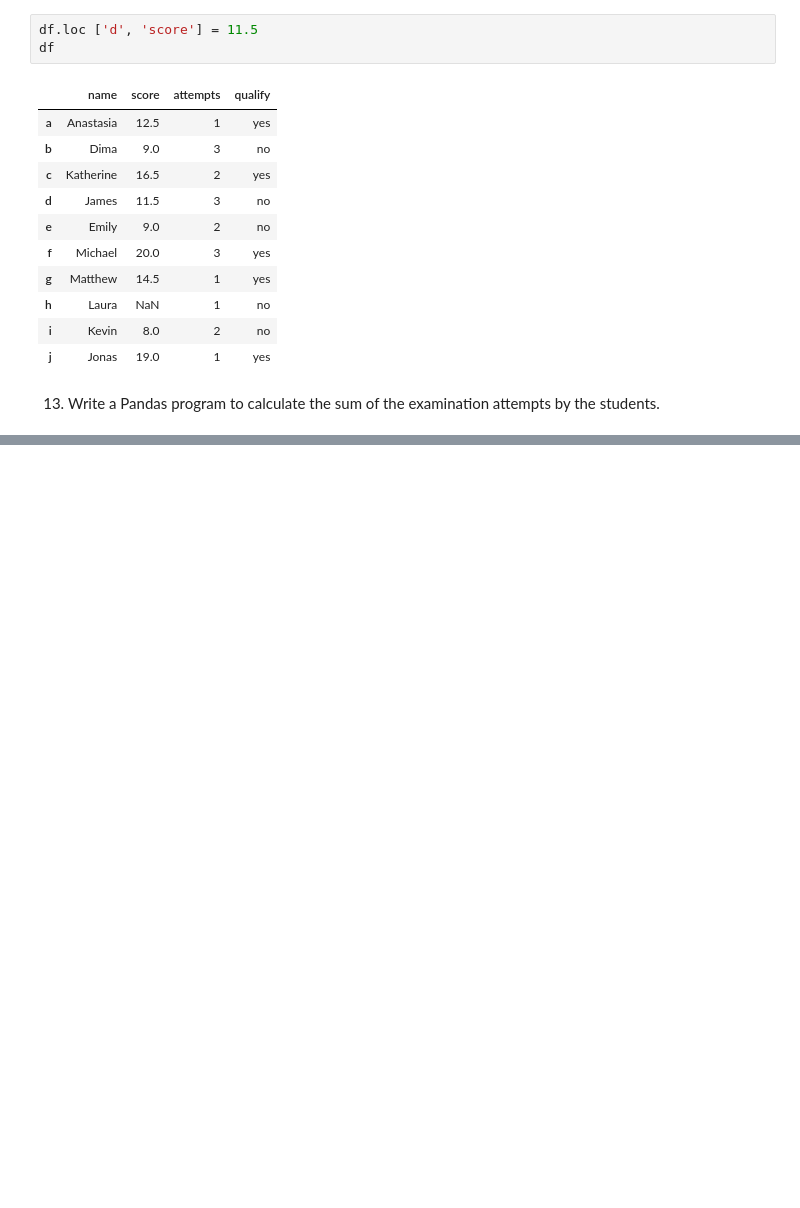
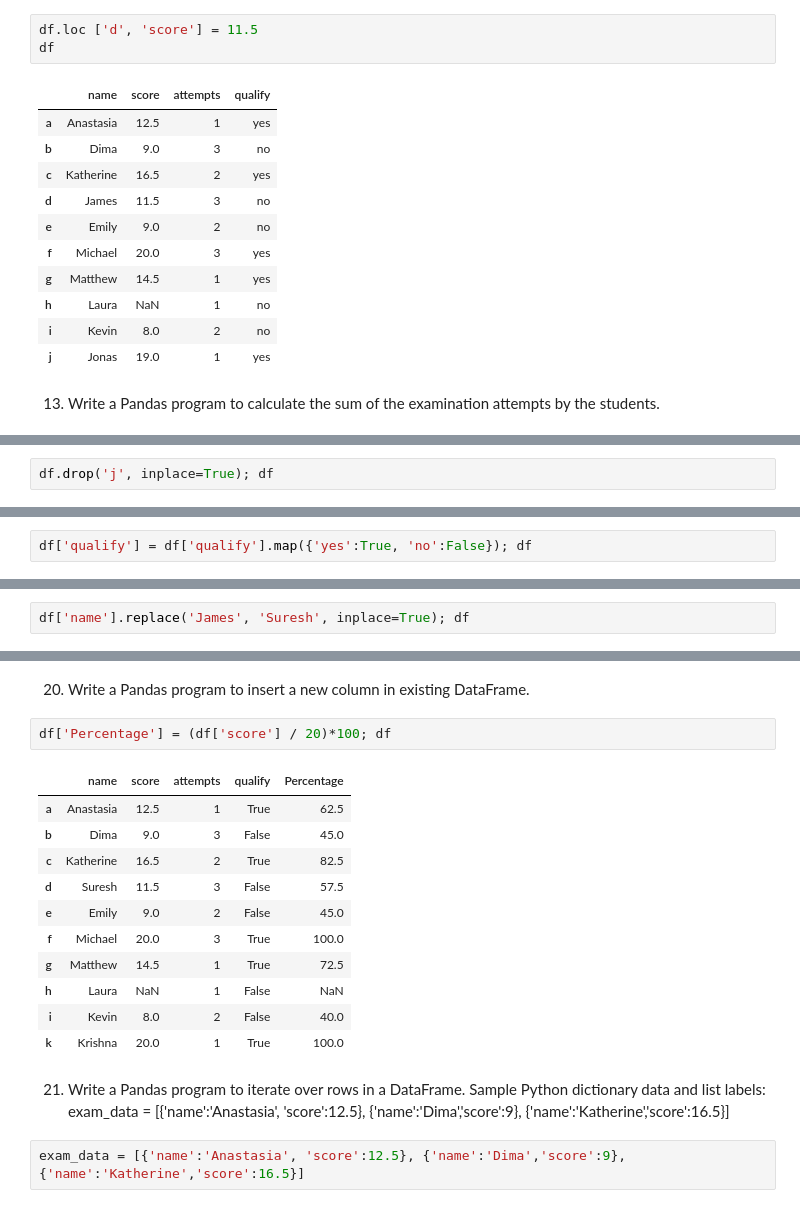
Before and after one commit to SPARTANX21/Leetcode-Codechef-Problems, a Jupyter notebook: Python_Problem/W3_Resources_Problems/Practice_W3.ipynb, the cells around one changed output, grey strips where cells are left out. Drawn from its saved outputs; the diff is of its cells as text; blank space fills up the shorter version.

```diff
--- a/Python_Problem/W3_Resources_Problems/Practice_W3.ipynb
+++ b/Python_Problem/W3_Resources_Problems/Practice_W3.ipynb
@@ -458,0 +465,2 @@ groupby(by=None, axis: 'Axis | lib.NoDefault' = <no_default>, level: 'IndexLabel
+# %%
+df.drop('j', inplace=True); df
@@ -458,0 +497,2 @@ groupby(by=None, axis: 'Axis | lib.NoDefault' = <no_default>, level: 'IndexLabel
+# %%
+df['qualify'] = df['qualify'].map({'yes':True, 'no':False}); df
@@ -458,0 +513,2 @@ groupby(by=None, axis: 'Axis | lib.NoDefault' = <no_default>, level: 'IndexLabel
+# %%
+df['name'].replace('James', 'Suresh', inplace=True); df
@@ -458,0 +564,22 @@ groupby(by=None, axis: 'Axis | lib.NoDefault' = <no_default>, level: 'IndexLabel
+# %% [markdown]
+20. Write a Pandas program to insert a new column in existing DataFrame.
+# %%
+df['Percentage'] = (df['score'] / 20)*100; df
+# %% [output]
+|  | name | score | attempts | qualify | Percentage |
+| a | Anastasia | 12.5 | 1 | True | 62.5 |
+| b | Dima | 9.0 | 3 | False | 45.0 |
+| c | Katherine | 16.5 | 2 | True | 82.5 |
+| d | Suresh | 11.5 | 3 | False | 57.5 |
+| e | Emily | 9.0 | 2 | False | 45.0 |
+| f | Michael | 20.0 | 3 | True | 100.0 |
+| g | Matthew | 14.5 | 1 | True | 72.5 |
+| h | Laura | NaN | 1 | False | NaN |
+| i | Kevin | 8.0 | 2 | False | 40.0 |
+| k | Krishna | 20.0 | 1 | True | 100.0 |
+# %% [markdown]
+21. Write a Pandas program to iterate over rows in a DataFrame.
+Sample Python dictionary data and list labels:
+exam_data = [{'name':'Anastasia', 'score':12.5}, {'name':'Dima','score':9}, {'name':'Katherine','score':16.5}]
+# %%
+exam_data = [{'name':'Anastasia', 'score':12.5}, {'name':'Dima','score':9}, {'name':'Katherine','score':16.5}]
```
Also changed, not shown: parts of 59 cells of this notebook, 1 other file.
